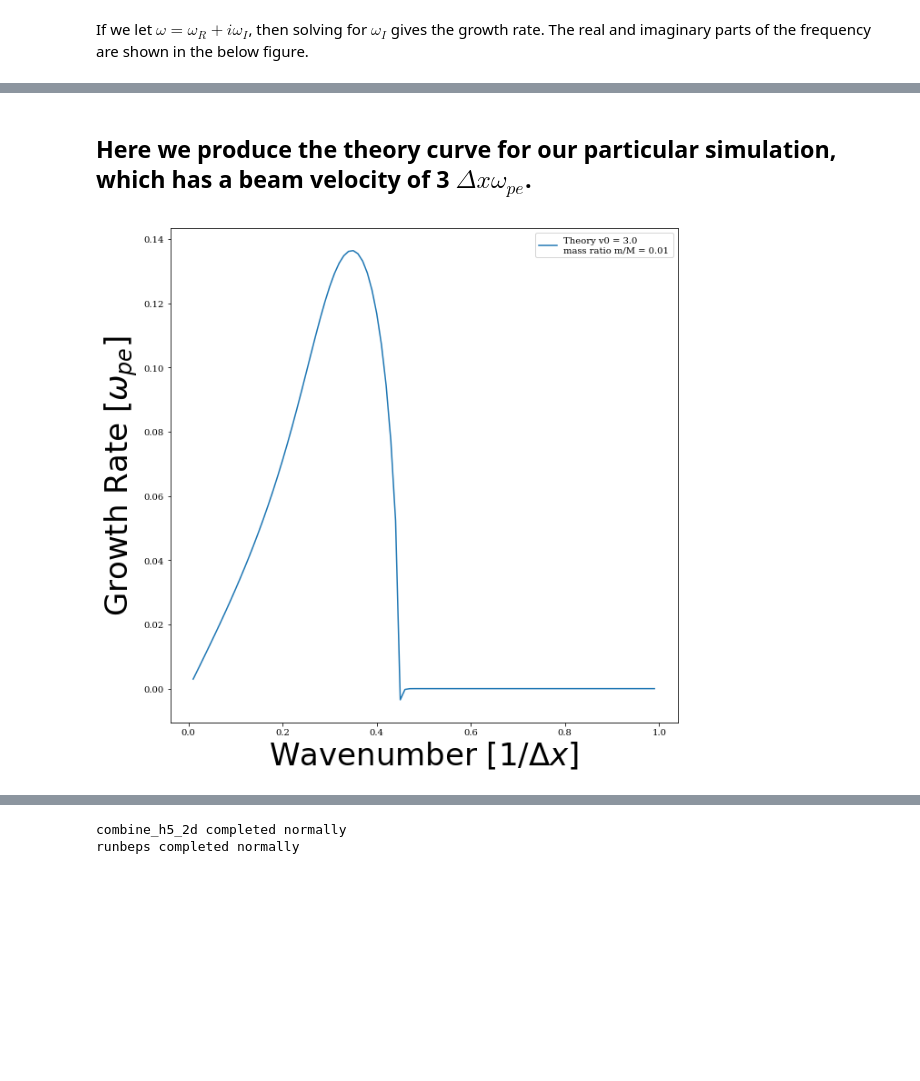
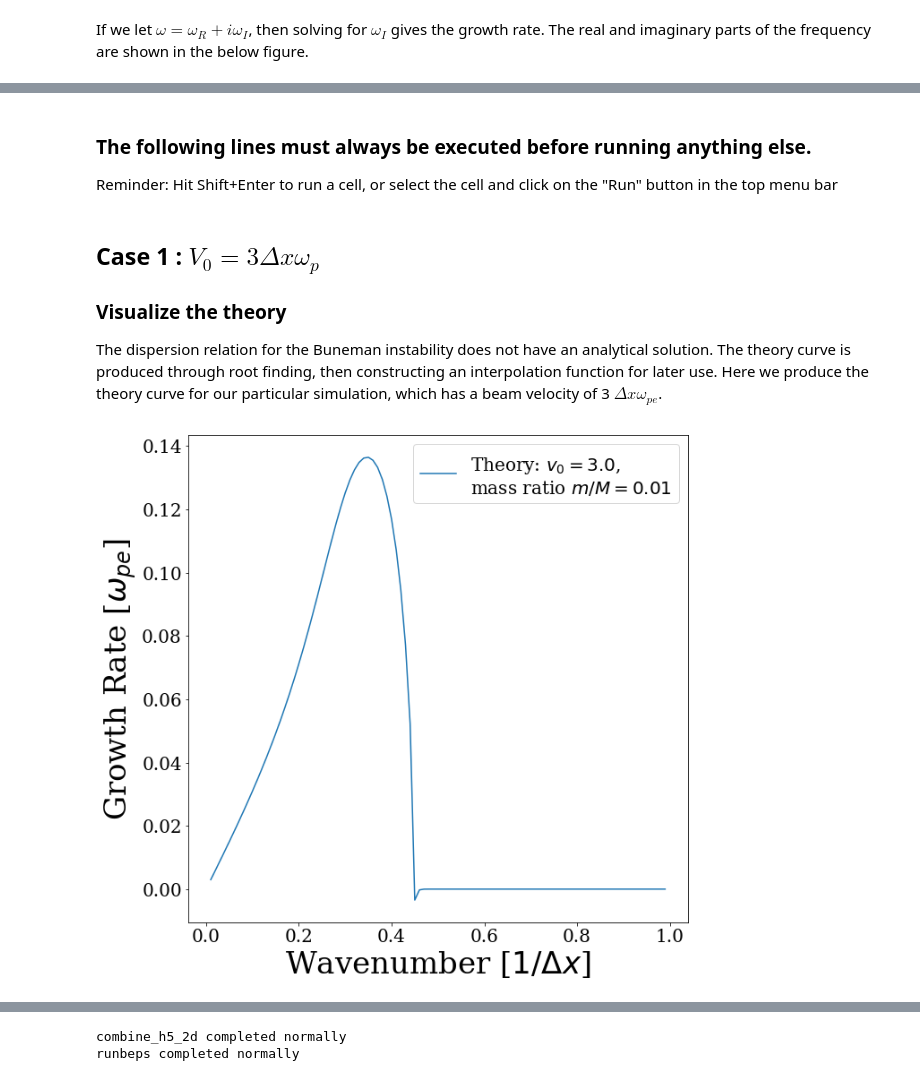
Before and after one commit to UCLA-Plasma-Simulation-Group/JupyterPIC, a Jupyter notebook: dev/buneman/Buneman-1-021018.ipynb, the cells around one changed output, grey strips where cells are left out. Drawn from its saved outputs; the diff is of its cells as text; code cells hidden in the pictures; blank space fills up the shorter version.

```diff
--- a/dev/buneman/Buneman-1-021018.ipynb
+++ b/dev/buneman/Buneman-1-021018.ipynb
@@ -94,19 +92,48 @@ growth_rate_func=interp1d(alpha,np.abs(growth_rate),kind='cubic')
+# %% [markdown]
+### The following lines must always be executed before running anything else.
+
+Reminder: Hit Shift+Enter to run a cell, or select the cell and click on the "Run" button in the top menu bar
+# %%
+import osiris
+import numpy as np
+from scipy.interpolate import interp1d
+import matplotlib.pyplot as plt
+from mpmath import *
+%matplotlib inline
+from analysis import *
+from h5_utilities import *
+import os
+
+title_font = {'fontname':'serif', 'size':'20', 'color':'black', 'weight':'normal',
+              'verticalalignment':'bottom'}
+axis_font = {'fontname':'serif', 'size':'34'}
+plt.rc('font',size=20,family="serif")
 # %% [markdown]
-## Here we produce the theory curve for our particular simulation, which has a beam velocity of 3 $\Delta x \omega_{pe}$.
+## Case 1 :  $V_0=3 \Delta x \omega_p$
+
+### Visualize the theory
+
+The dispersion relation for the Buneman instability does not have an analytical solution. The theory curve is produced through root finding, then constructing an interpolation function for later use.  Here we produce the theory curve for our particular simulation, which has a beam velocity of 3 $\Delta x \omega_{pe}$.
 # %%
+alpha=np.linspace(0,3,num=200)
+rmass=1.0/100.0
+growth_rate=osiris.buneman_growth_rate(alpha,rmass)
+
+growth_rate_func=interp1d(alpha,np.abs(growth_rate),kind='cubic')
+
 v0=3.0
 
 c=1/100.0
 karray=np.arange(0.01,1.0,0.01)
 nk=49
 growth_rate=np.zeros(nk)
 growth_rate=growth_rate_func(karray*v0)
 plt.figure(figsize=(10,10))
-plt.plot(karray,growth_rate,label='Theory v0 = '+repr(v0)+'\n'+'mass ratio m/M = '+repr(c))
+plt.plot(karray,growth_rate,label='Theory: $v_0 = '+repr(v0)+'$,\n'+'mass ratio $m/M = '+repr(c)+'$')
 
 plt.xlabel('Wavenumber [$1/\Delta x$]',**axis_font)
 plt.ylabel('Growth Rate [$\omega_{pe}$]',**axis_font)
 plt.legend()
 plt.show()
 # %% [output]
-[figure, old version]
+[figure, new version]
```
Also changed, not shown: parts of 32 cells of this notebook, 1 other file.
